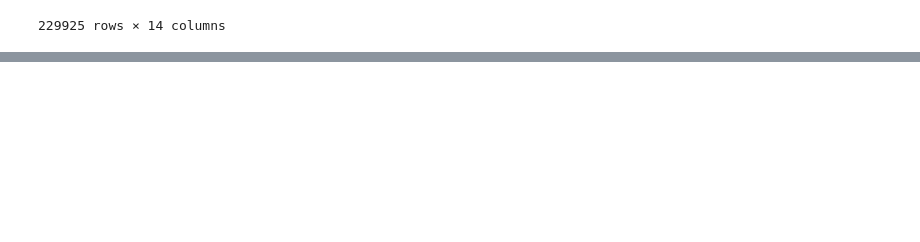
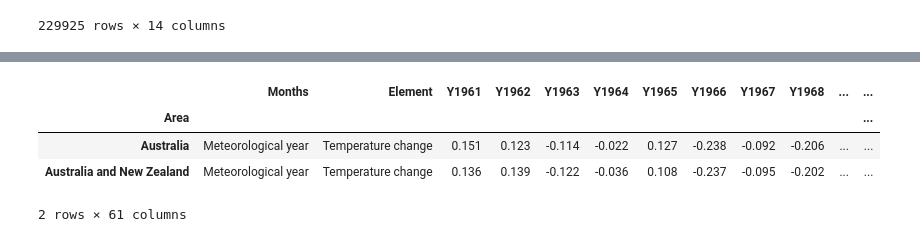
Before and after one commit to AlexaS17/snake_conservation_status, a Jupyter notebook: notebooks/Climate_Data.ipynb, the cells around one changed output, grey strips where cells are left out. Drawn from its saved outputs; the diff is of its cells as text; code cells hidden in the pictures; blank space fills up the shorter version.

```diff
--- a/notebooks/Climate_Data.ipynb
+++ b/notebooks/Climate_Data.ipynb
@@ -56,0 +128,3 @@ db3
+# %%
+temp_record = db1.drop(columns=['Area Code', 'Months Code', 'Element Code', 'Unit'])
+temp_record
@@ -56,0 +145,3 @@ db3
+# %%
+temp_aus = temp_record[(temp_record['Area'].str.contains('Aus')) & (temp_record['Area'] != 'Austria')]
+temp_aus
@@ -56,0 +184,3 @@ db3
+# %%
+metyear_aus = temp_aus[(temp_aus['Months'] == 'Meteorological year') & (temp_aus['Element'] == 'Temperature change')]
+metyear_aus
@@ -56,0 +192,9 @@ db3
+# %%
+metyear_aus = metyear_aus.set_index("Area")
+metyear_aus
+# %% [output]
+|  | Months | Element | Y1961 | Y1962 | Y1963 | Y1964 | Y1965 | Y1966 | Y1967 | Y1968 | ... | ... |
+| Area |  |  |  |  |  |  |  |  |  |  |  | ... |
+| Australia | Meteorological year | Temperature change | 0.151 | 0.123 | -0.114 | -0.022 | 0.127 | -0.238 | -0.092 | -0.206 | ... | ... |
+| Australia and New Zealand | Meteorological year | Temperature change | 0.136 | 0.139 | -0.122 | -0.036 | 0.108 | -0.237 | -0.095 | -0.202 | ... | ... |
+2 rows × 61 columns
```
Also changed, not shown: parts of 14 cells of this notebook, 1 other file.
